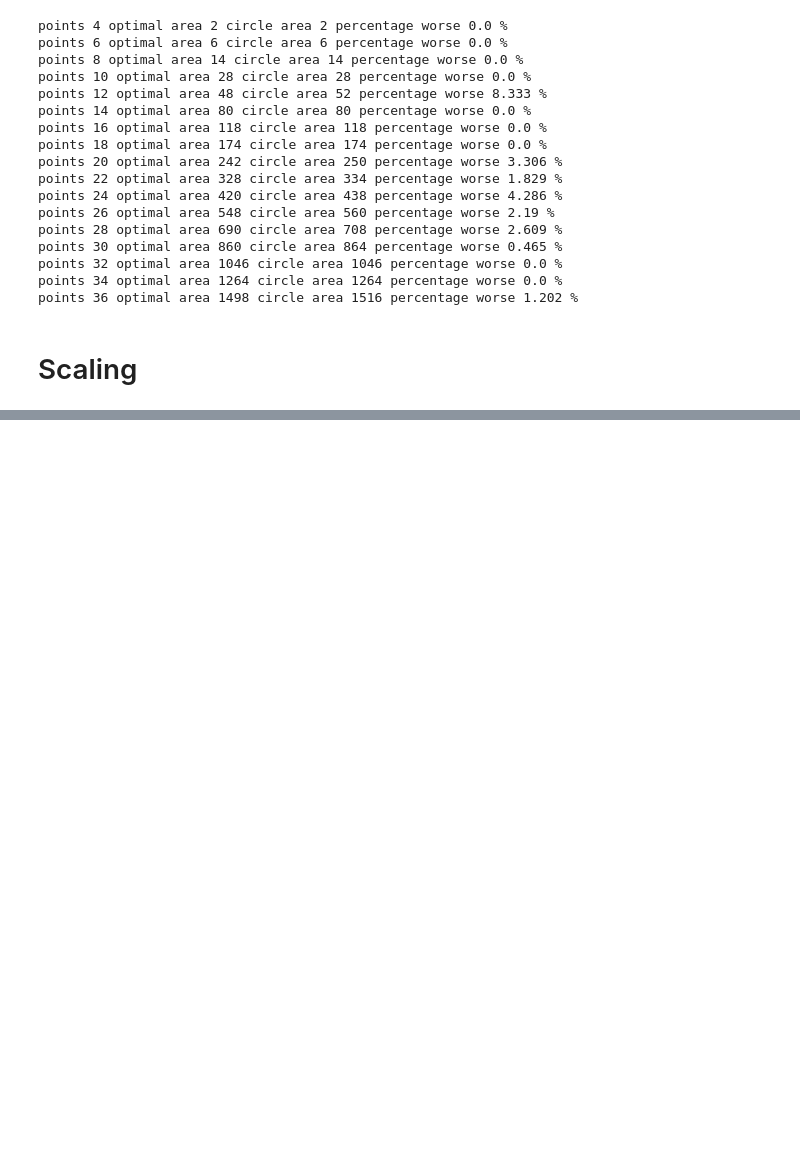
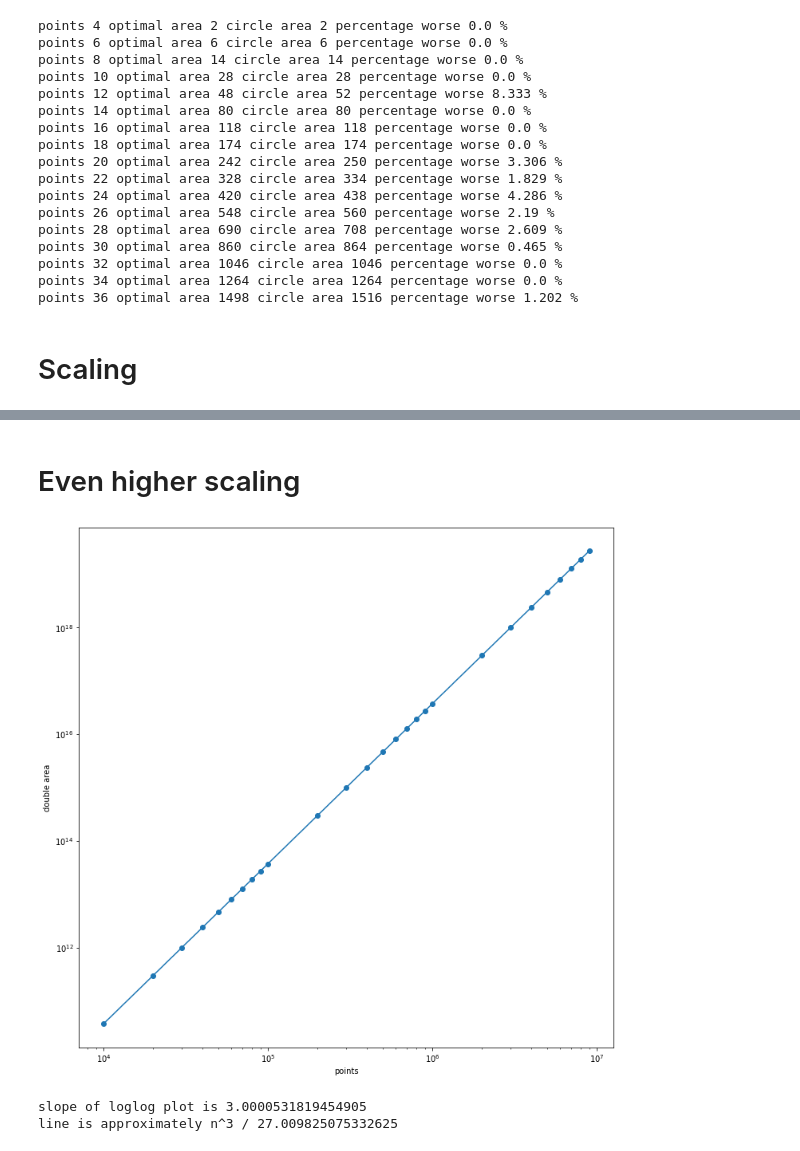
Before and after one commit to arrmansa/smallest-area-of-a-convex-grid-polygon, a Jupyter notebook: choose small vectors.ipynb, the cells around one changed output, grey strips where cells are left out. Saved outputs shown, nothing was run; the diff lists cells and outputs as text; code cells hidden in the pictures; blank space fills up the shorter version.

```diff
--- a/choose small vectors.ipynb
+++ b/choose small vectors.ipynb
@@ -198,0 +175,24 @@ print(doublearea(get_shape(int(1e5))), int(int(1e5)**3/27))
+# %% [markdown]
+# Even higher scaling
+# %%
+length_area_dict = {len(shape): doublearea(shape) for shape in map(get_shape, map(lambda x: x%10 * (10**(x//10)), range(40,71)))}
+del length_area_dict[8]
+# %%
+plt.plot(*zip(*length_area_dict.items()))
+plt.scatter(*zip(*length_area_dict.items()))
+plt.xlabel('points')
+plt.ylabel('double area')
+plt.loglog()
+plt.show()
+# %% [output]
+[figure, added]
+# %%
+from math import log
+n1, n2 = int(1e4), int(9e6)
+m = (log(length_area_dict[n1]/length_area_dict[n2]))/(log(n1/n2))
+print("slope of loglog plot is", m)
+b = length_area_dict[n1]/n1**3
+print("line is approximately n^3 /",1/b)
+# %% [output]
+slope of loglog plot is 3.0000531819454905
+line is approximately n^3 / 27.009825075332625
```
Also changed, not shown: parts of 14 cells of this notebook.
